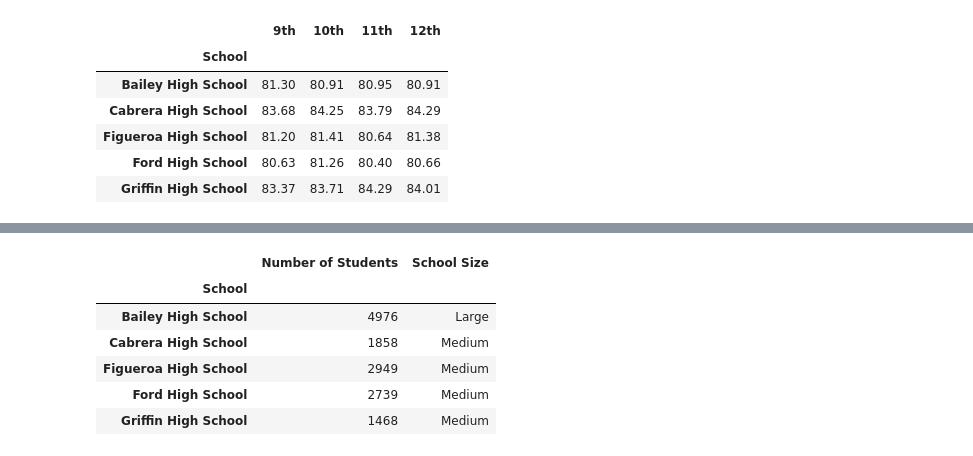
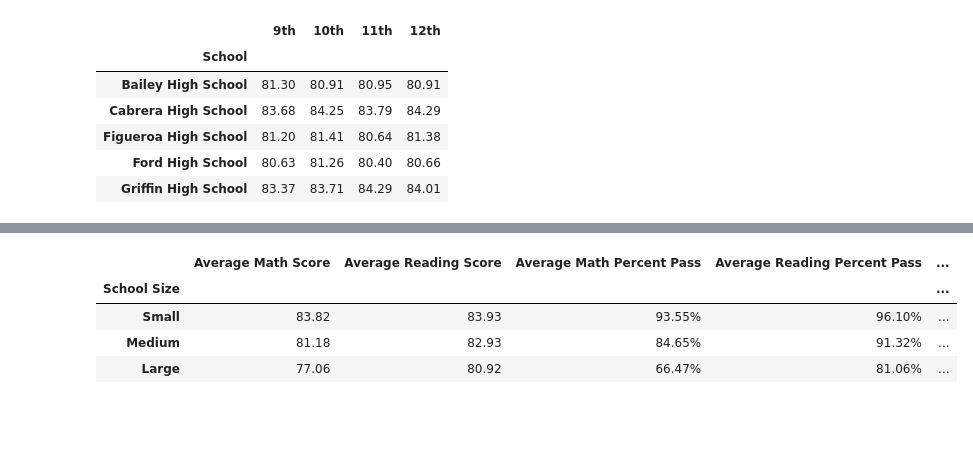
Before and after one commit to coconutpep/PyCity-Schools-Analysis, a Jupyter notebook: PyCitySchools/PyCitySchools.ipynb, the cells around one changed output, grey strips where cells are left out. Saved outputs shown, nothing was run; the diff lists cells and outputs as text; code cells hidden in the pictures; blank space fills up the shorter version.

Commit message:
Data grouped by bin and scores averaged

```diff
--- a/PyCitySchools/PyCitySchools.ipynb
+++ b/PyCitySchools/PyCitySchools.ipynb
@@ -266,23 +266,51 @@ per_stu_df_grouped_df
 | $700-$1,400 | 80.02 | 82.48 | 80.50% | 88.55% | ... |
 | 1,400-$2,100 | 83.39 | 83.79 | 93.57% | 96.58% | ... |
 | $2,100-2,800 | 83.80 | 83.81 | 92.51% | 96.25% | ... |
-# %%
-#Scores by school size
-stu_per_school = data_by_school_df["Number of Students"].replace({",":""}, regex=True)
-per_school_df = pd.DataFrame({"Number of Students": stu_per_school})
-per_school_df["Number of Students"] = pd.to_numeric(per_school_df["Number of Students"])
-#Set bins
-size_bins = [0, 1000, 3000, 5000]
-size_labels = ["Small", "Medium", "Large"]
-
-#Add bins to school grouped data
-per_school_df["School Size"] = pd.cut(per_school_df["Number of Students"], size_bins, labels=size_labels)
-per_school_df.head()
-# %% [output]
-|  | Number of Students | School Size |
-| School |  |  |
-| Bailey High School | 4976 | Large |
-| Cabrera High School | 1858 | Medium |
-| Figueroa High School | 2949 | Medium |
-| Ford High School | 2739 | Medium |
-| Griffin High School | 1468 | Medium |
+# %%
+#Scores by school size
+stu_per_school = data_by_school_df["Number of Students"].replace({",":""}, regex=True)
+per_school_df = pd.DataFrame({"Number of Students": stu_per_school})
+per_school_df["Number of Students"] = pd.to_numeric(per_school_df["Number of Students"])
+#Set bins
+size_bins = [0, 1000, 3000, 5000]
+size_labels = ["Small", "Medium", "Large"]
+
+#Add bins to school grouped data
+per_school_df["School Size"] = pd.cut(per_school_df["Number of Students"], size_bins, labels=size_labels)
+
+#Add the rest of the data
+per_school_df["Average Math Score"] = data_by_school_df["Average Math Score"]
+per_school_df["Math Percent Pass"] = data_by_school_df["Math Percent Pass"]
+per_school_df["Average Reading Score"] = data_by_school_df["Average Reading Score"]
+per_school_df["Reading Percent Pass"] = data_by_school_df["Reading Percent Pass"]
+per_school_df["Overall Pass Rate"] = data_by_school_df["Overall Pass Rate"]
+
+#Resetting the index & dtypes
+per_school_df = per_school_df.reset_index()
+per_school_df["Average Math Score"] = pd.to_numeric(per_school_df["Average Math Score"])
+per_school_df["Average Reading Score"] = pd.to_numeric(per_school_df["Average Reading Score"])
+per_school_df["Math Percent Pass"] = per_school_df["Math Percent Pass"].replace({"\%":""}, regex=True)
+per_school_df["Reading Percent Pass"] = per_school_df["Reading Percent Pass"].replace({"\%":""}, regex=True)
+per_school_df["Math Percent Pass"] = pd.to_numeric(per_school_df["Math Percent Pass"])
+per_school_df["Reading Percent Pass"] = pd.to_numeric(per_school_df["Reading Percent Pass"])
+per_school_df["Overall Pass Rate"] = per_school_df["Overall Pass Rate"].replace({"\%":""}, regex=True)
+per_school_df["Overall Pass Rate"] = pd.to_numeric(per_school_df["Overall Pass Rate"])
+
+#Regroup data by bins
+per_school_df_grouped = per_school_df.groupby(["School Size"])
+
+#Average the scores by bin
+avg_mscore_sizebin = per_school_df_grouped["Average Math Score"].mean().map("{:.2f}".format)
+avg_rscore_sizebin = per_school_df_grouped["Average Reading Score"].mean().map("{:.2f}".format)
+per_stu_df_grouped_df = pd.DataFrame({"Average Math Score":avg_mscore_sizebin, "Average Reading Score":avg_rscore_sizebin})
+avg_mpass_sizebin = per_school_df_grouped["Math Percent Pass"].mean().map("{:.2f}%".format)
+avg_rpass_sizebin = per_school_df_grouped["Reading Percent Pass"].mean().map("{:.2f}%".format)
+avg_opass_sizebin = per_school_df_grouped["Overall Pass Rate"].mean().map("{:.2f}%".format)
+per_school_df_grouped_df = pd.DataFrame({"Average Math Score":avg_mscore_sizebin, "Average Reading Score":avg_rscore_sizebin, "Average Math Percent Pass":avg_mpass_sizebin, "Average Reading Percent Pass":avg_rpass_sizebin, "Average Overall Pass Rate":avg_opass_sizebin})
+per_school_df_grouped_df
+# %% [output]
+|  | Average Math Score | Average Reading Score | Average Math Percent Pass | Average Reading Percent Pass | ... |
+| School Size |  |  |  |  | ... |
+| Small | 83.82 | 83.93 | 93.55% | 96.10% | ... |
+| Medium | 81.18 | 82.93 | 84.65% | 91.32% | ... |
+| Large | 77.06 | 80.92 | 66.47% | 81.06% | ... |
```
